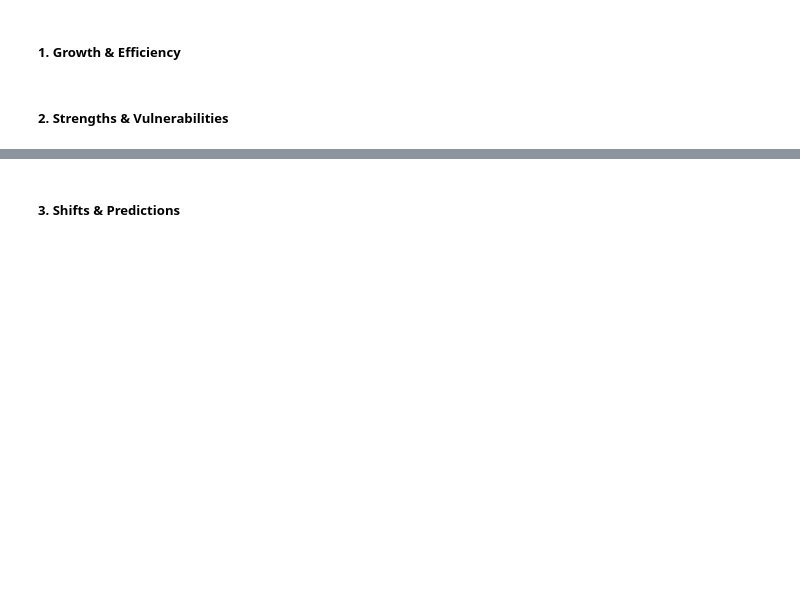
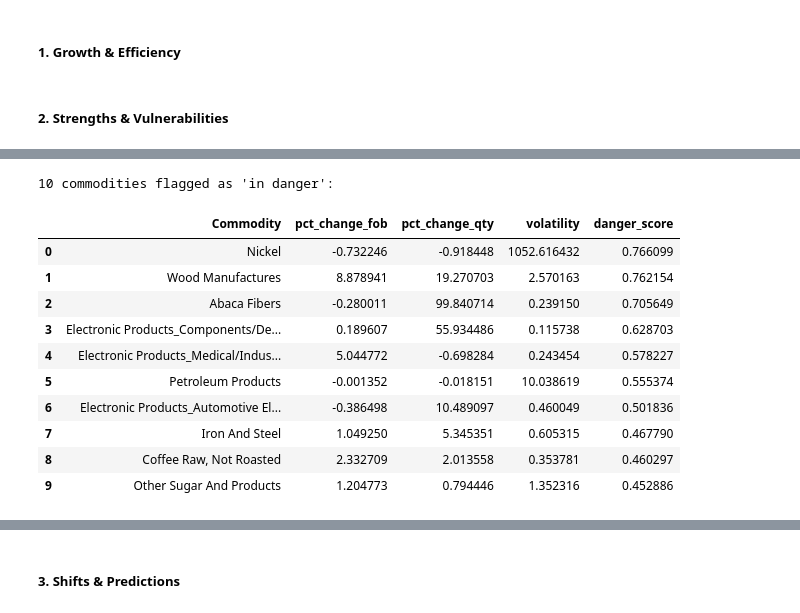
Before and after one commit to nomorepinto/DataSci1-Group9-Act2, a Jupyter notebook: FinalProject.ipynb, the cells around one changed output, grey strips where cells are left out. Drawn from its saved outputs; the diff is of its cells as text; code cells hidden in the pictures; blank space fills up the shorter version.

```diff
--- a/FinalProject.ipynb
+++ b/FinalProject.ipynb
@@ -28,0 +31,21 @@ Successfully installed contourpy-1.3.3 cycler-0.12.1 fonttools-4.63.0 joblib-1.5
+# %%
+import matplotlib.pyplot as plt
+import numpy as np
+import pandas as pd
+from sklearn.ensemble import IsolationForest
+
+# ---- CONFIG -----------------------------------------------------------------
+INPUT_CSV = "combined.csv"        # <-- path to your combined CSV
+PRE_PANDEMIC_CUTOFF = 2020        # years < this = "pre-pandemic"
+N_CURRENT_YEARS = 1               # how many of the most recent years = "current"
+CONTAMINATION = 0.15              # expected proportion of "in danger" commodities
+RANDOM_STATE = 42
+TOP_N = 10                        # how many commodities to show in the bar chart
+
+# ---- 1. LOAD ------------------------------------------------------------
+df = pd.read_csv(INPUT_CSV)
+df["Year"] = df["Year"].astype(int)
+df["Quantity"] = pd.to_numeric(df["Quantity"], errors="coerce")
+df["FOB"] = pd.to_numeric(df["FOB"], errors="coerce")
+
+df.head()
@@ -28,0 +179,33 @@ Successfully installed contourpy-1.3.3 cycler-0.12.1 fonttools-4.63.0 joblib-1.5
+# %%
+# ---- 3. ISOLATION FOREST -------------------------------------------------
+model_cols = ["pct_change_fob", "pct_change_qty", "volatility"]
+X = feat[model_cols].values
+
+model = IsolationForest(
+    n_estimators=300,
+    contamination=CONTAMINATION,
+    random_state=RANDOM_STATE,
+)
+feat["anomaly_flag"] = model.fit_predict(X)       # -1 = anomaly, 1 = normal
+feat["danger_score"] = -model.score_samples(X)    # higher = more anomalous/dangerous
+feat["in_danger"] = feat["anomaly_flag"] == -1
+
+result = feat.sort_values("danger_score", ascending=False).reset_index(drop=True)
+
+n_danger = result["in_danger"].sum()
+print(f"{n_danger} commodities flagged as 'in danger':\n")
+result.loc[result["in_danger"],
+            ["Commodity", "pct_change_fob", "pct_change_qty", "volatility", "danger_score"]]
+# %% [output]
+10 commodities flagged as 'in danger':
+|  | Commodity | pct_change_fob | pct_change_qty | volatility | danger_score |
+| 0 | Nickel | -0.732246 | -0.918448 | 1052.616432 | 0.766099 |
+| 1 | Wood Manufactures | 8.878941 | 19.270703 | 2.570163 | 0.762154 |
+| 2 | Abaca Fibers | -0.280011 | 99.840714 | 0.239150 | 0.705649 |
+| 3 | Electronic Products_Components/De... | 0.189607 | 55.934486 | 0.115738 | 0.628703 |
+| 4 | Electronic Products_Medical/Indus... | 5.044772 | -0.698284 | 0.243454 | 0.578227 |
+| 5 | Petroleum Products | -0.001352 | -0.018151 | 10.038619 | 0.555374 |
+| 6 | Electronic Products_Automotive El... | -0.386498 | 10.489097 | 0.460049 | 0.501836 |
+| 7 | Iron And Steel | 1.049250 | 5.345351 | 0.605315 | 0.467790 |
+| 8 | Coffee Raw, Not Roasted | 2.332709 | 2.013558 | 0.353781 | 0.460297 |
+| 9 | Other Sugar And Products | 1.204773 | 0.794446 | 1.352316 | 0.452886 |
```
Also changed, not shown: parts of 6 cells of this notebook, 1 other file.
